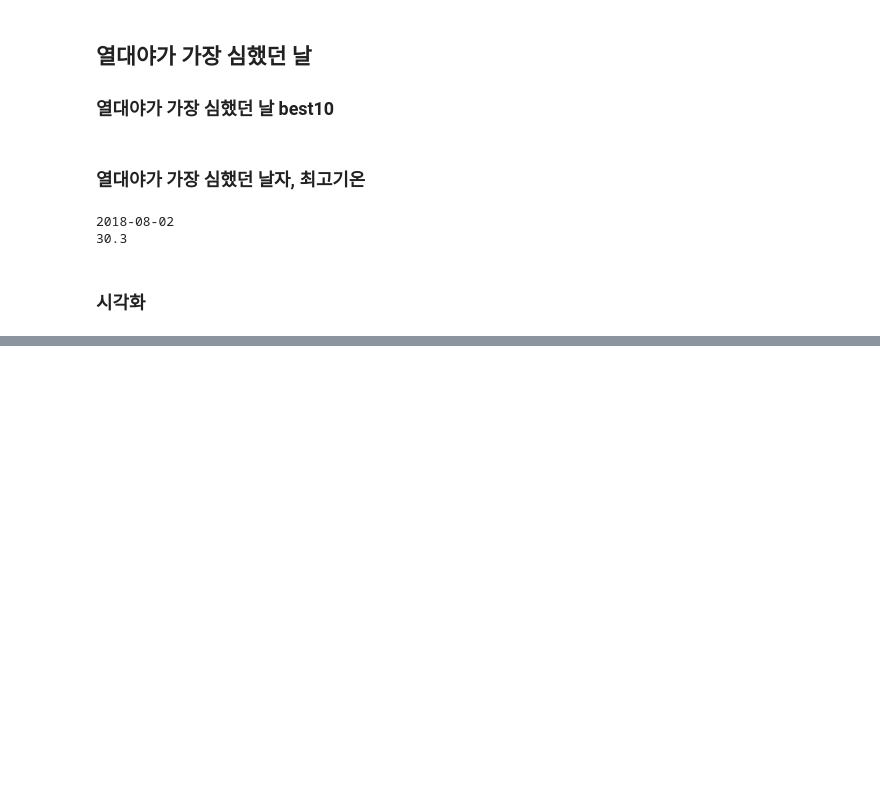
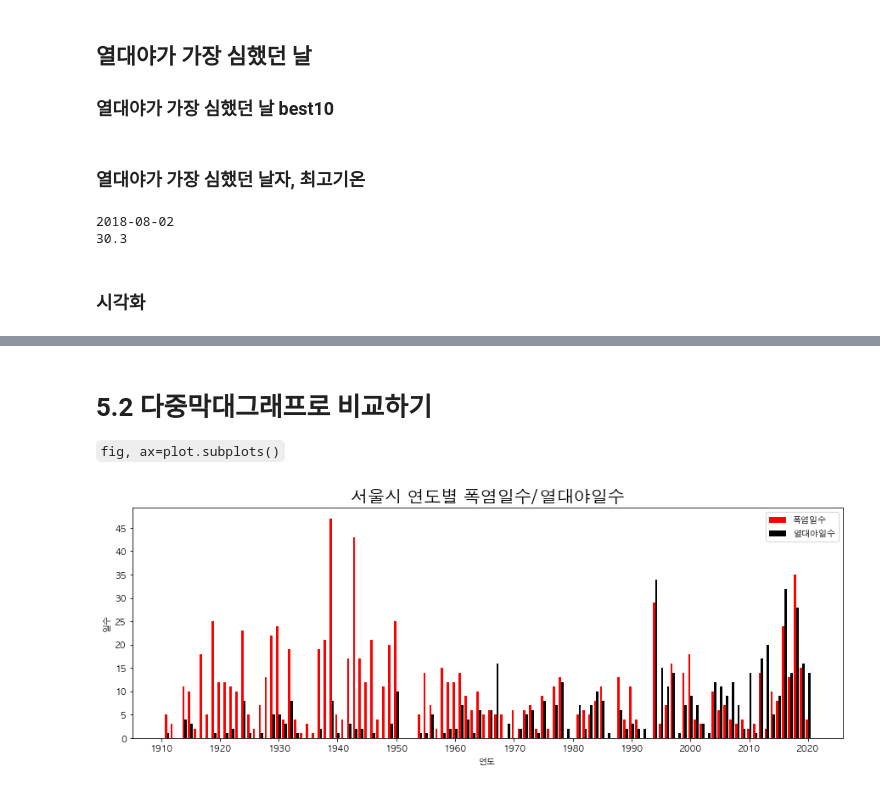
Before and after one commit to limetree-indigo/python-visualization, a Jupyter notebook: 10 서울시 폭염 및 열대야 분석 및 시각화/10 서울시 폭염 및 열대야 분석 및 시각화.ipynb, the cells around one changed output, grey strips where cells are left out. Drawn from its saved outputs; the diff is of its cells as text; code cells hidden in the pictures; blank space fills up the shorter version.

```diff
--- a/10 서울시 폭염 및 열대야 분석 및 시각화/10 서울시 폭염 및 열대야 분석 및 시각화.ipynb
+++ b/10 서울시 폭염 및 열대야 분석 및 시각화/10 서울시 폭염 및 열대야 분석 및 시각화.ipynb
@@ -252,0 +482,22 @@ plt.show()
+# %% [markdown]
+# 5.2 다중막대그래프로 비교하기
+`fig, ax=plot.subplots()`
+# %%
+fig, ax = plt.subplots()
+
+ax.bar(df_seoul_hotday_count.index, df_seoul_hotday_count['폭염일수'], width=-0.4, align='edge',
+      color='r', label='폭염일수')
+ax.bar(df_seoul_hotnight_count.index, df_seoul_hotnight_count['열대야일수'], width=0.4, align='edge',
+      color='k', label='열대야일수')
+
+ax.legend()
+
+ax.set_title('서울시 연도별 폭염일수/열대야일수', size=20)
+ax.set_xlabel('연도')
+ax.set_ylabel('일수')
+
+ax.set_xticks(range(1910,2021,10))
+ax.set_yticks(range(0,50,5))
+plt.show()
+# %% [output]
+[figure, added]
```
Also changed, not shown: parts of 27 cells of this notebook.
